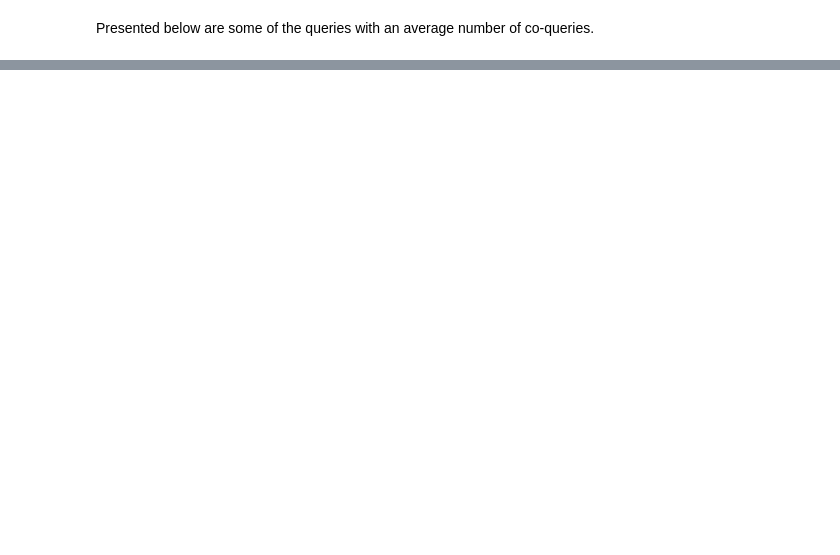
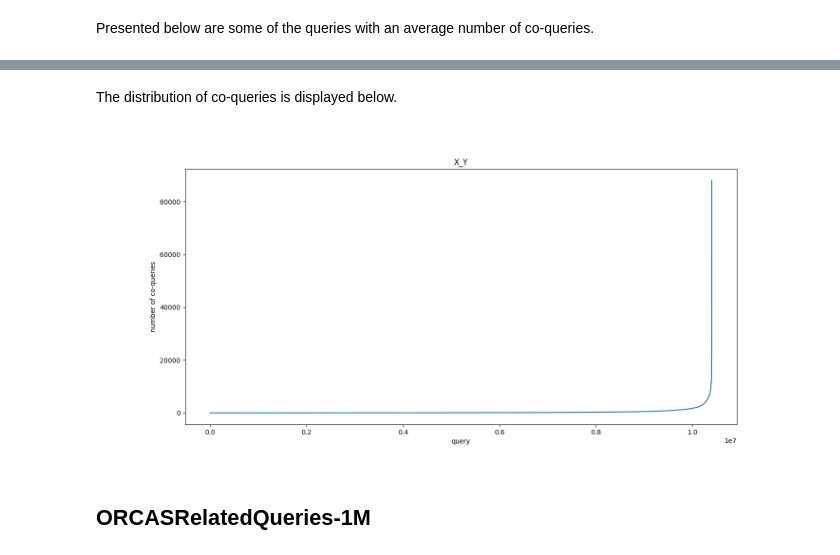
Before and after one commit to suchith720/suchith720.github.io, a Jupyter notebook: posts/research/orcas-related-queries/orcas_dataset_blog.ipynb, the cells around one changed output, grey strips where cells are left out. Saved outputs shown, nothing was run; the diff lists cells and outputs as text; code cells hidden in the pictures; blank space fills up the shorter version.

```diff
--- a/posts/research/orcas-related-queries/orcas_dataset_blog.ipynb
+++ b/posts/research/orcas-related-queries/orcas_dataset_blog.ipynb
@@ -347,0 +272,11 @@ The `query` field refers to the input query text, while the `targets` field is a
+# %% [markdown]
+The distribution of co-queries is displayed below.
+# %%
+#| echo: false
+#| fig-cap : ORCASRelatedQueries-10M label distribution among data-points.
+
+Image.open("../data/ORCASRelatedQueries-10M/images/X_Y_label_dist.png")
+# %% [output]
+[figure, added]
+# %% [markdown]
+## ORCASRelatedQueries-1M
```
Also changed, not shown: parts of 64 cells of this notebook.
